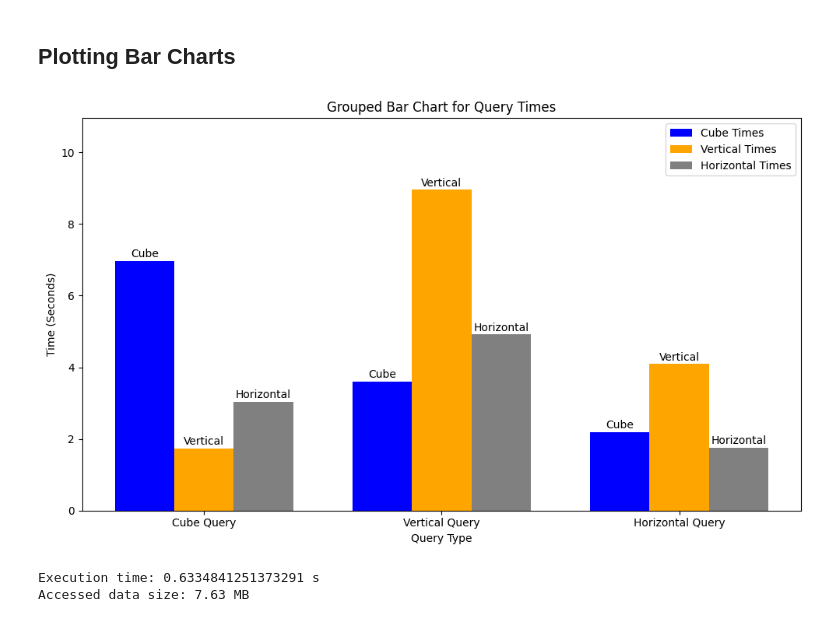
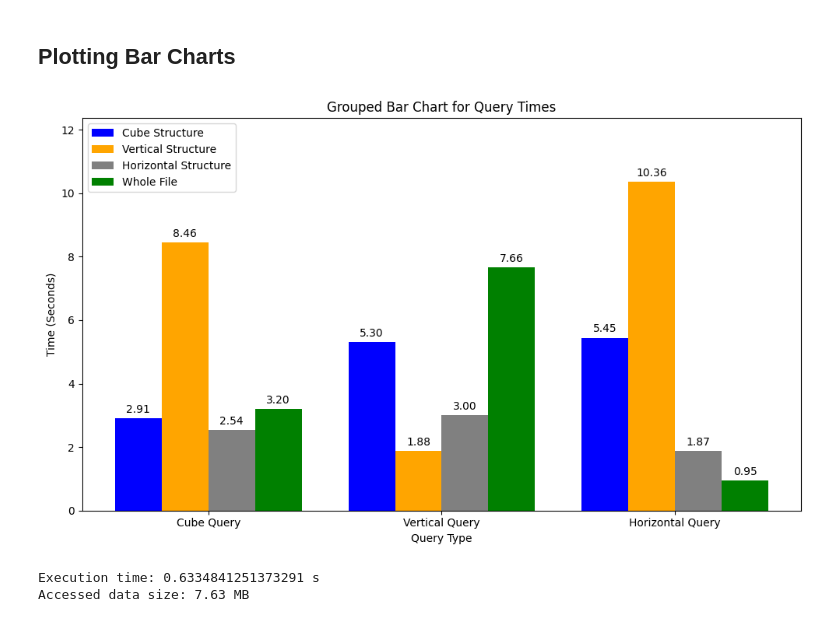
Before and after one commit to iharp3/storage-experiment, a Jupyter notebook: access_data.ipynb, the cells around one changed output. Drawn from its saved outputs; the diff is of its cells as text; code cells hidden in the pictures.

Commit message:
fixed bar charts logical error + added whole file bar Next -> perform computation multiple times and take avg

```diff
--- a/access_data.ipynb
+++ b/access_data.ipynb
@@ -126,6 +126,8 @@ vertical_labels=[]
 vertical_times=[]
 horizontal_labels=[]
 horizontal_times=[]
+file_labels=[]
+file_times=[]
 # %%
 #Cube query on cube (61.04 MB)
 time_slice, lat_slice, lon_slice = gen_random_query(200, 200, 200)
@@ -764,0 +767,11 @@ Data variables:
+# %%
+cube_times=cube_times[3:]
+cube_labels=cube_labels[3:]
+vertical_times=vertical_times[3:]
+vertical_labels=vertical_labels[3:]
+horizontal_times=horizontal_times[3:]
+horizontal_labels=horizontal_labels[3:]
+for i in range(3):
+    print ("Cube times= ",cube_times[i])
+    print ("Vertical times= ",vertical_times[i])
+    print ("Horizontal times= ",horizontal_times[i])
@@ -767,34 +790,39 @@ Data variables:
 # %%
 import matplotlib.pyplot as plt
 import numpy as np
 
 queries = ['Cube Query', 'Vertical Query', 'Horizontal Query']
 x = np.arange(len(queries))
-width = 0.25
+width = 0.2
 fig, ax = plt.subplots(figsize=(10, 6))
-bars1 = ax.bar(x - width, cube_times, width, label='Cube Times', color='blue')
-bars2 = ax.bar(x, vertical_times, width, label='Vertical Times', color='orange')
-bars3 = ax.bar(x + width, horizontal_times, width, label='Horizontal Times', color='gray')
-for bar in bars1:
-    ax.text(bar.get_x() + bar.get_width() / 2, bar.get_height() + 0.1, 'Cube', ha='center')
-for bar in bars2:
-    ax.text(bar.get_x() + bar.get_width() / 2, bar.get_height() + 0.1, 'Vertical', ha='center')
-for bar in bars3:
-    ax.text(bar.get_x() + bar.get_width() / 2, bar.get_height() + 0.1, 'Horizontal', ha='center')
+bars1 = ax.bar(x - 1.5 * width, cube_times, width, label='Cube Structure', color='blue')
+bars2 = ax.bar(x - 0.5 * width, vertical_times, width, label='Vertical Structure', color='orange')
+bars3 = ax.bar(x + 0.5 * width, horizontal_times, width, label='Horizontal Structure', color='gray')
+bars4 = ax.bar(x + 1.5 * width, file_times, width, label='Whole File', color='green')
+# Adding text annotations with exact heights
+for bars in [bars1, bars2, bars3, bars4]:
+    for bar in bars:
+        ax.text(
+            bar.get_x() + bar.get_width() / 2,
+            bar.get_height() + 0.1,
+            f'{bar.get_height():.2f}',
+            ha='center', va='bottom'
+        )
+
 # Customize chart
 ax.set_xlabel('Query Type')
 ax.set_ylabel('Time (Seconds)')
 ax.set_title('Grouped Bar Chart for Query Times')
 ax.set_xticks(x)
 ax.set_xticklabels(queries)
 ax.set_ylim(0, max(max(cube_times), max(vertical_times), max(horizontal_times)) + 2)
 ax.legend()
 
 # Display the plot
 plt.tight_layout()
 plt.show()
 # %% [output]
-[figure, old version]
+[figure, new version]
 # %%
 #Cube query on horizontal (7.63 MB)
 horizontal = xr.open_zarr('horizontal_2.zarr')
```
Also changed, not shown: parts of 13 cells of this notebook.
